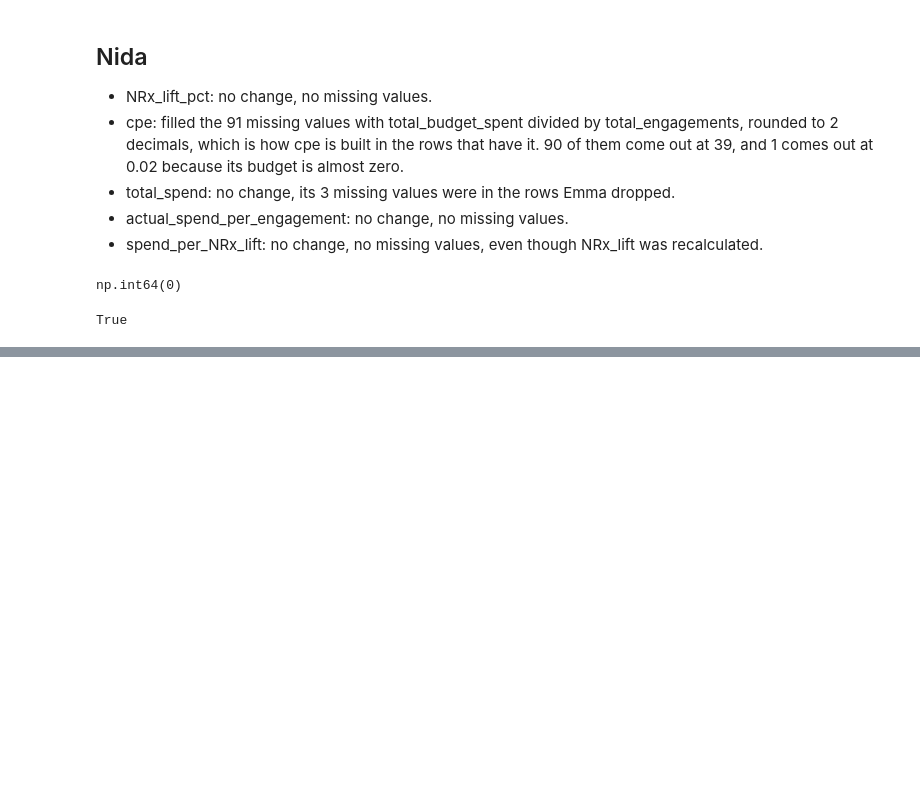
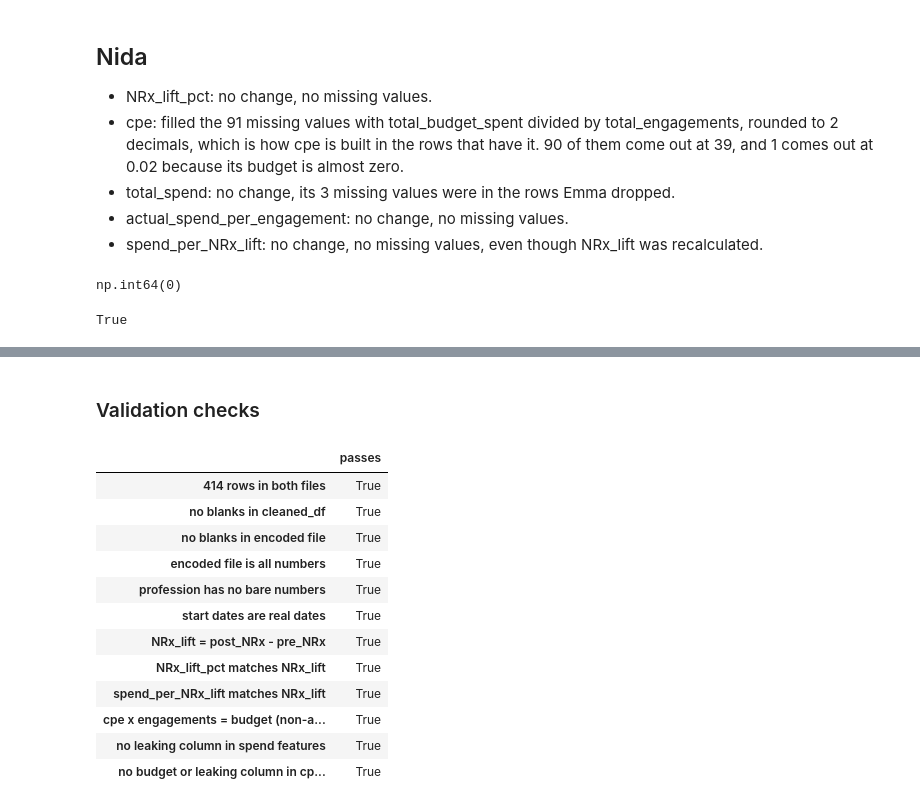
Before and after one commit to Break-Through-Tech/Pharma-1A-predicting-pharma-ad-performance, a Jupyter notebook: notebooks/clean_dataset.ipynb, the cells around one changed output, grey strips where cells are left out. Saved outputs shown, nothing was run; the diff lists cells and outputs as text; code cells hidden in the pictures; blank space fills up the shorter version.

```diff
--- a/notebooks/clean_dataset.ipynb
+++ b/notebooks/clean_dataset.ipynb
@@ -223,0 +321,10 @@ df.shape
+# %%
+src = raw.loc[df.index]
+df["cpe_imputed"] = src["cpe"].isna().astype(int)
+df["spend_near_zero"] = (df["total_spend"] < 1000).astype(int)
+mismatch = (df["cpe"] * df["total_engagements"] - df["total_budget_spent"]).abs() > 1
+df["budget_anomaly"] = ((df["total_budget_spent"] == 0) | mismatch | (df["cpe"] < 1)).astype(int)
+df["targeting_info_missing"] = src[["country", "pillar", "media_type", "profession"]].isna().all(axis=1).astype(int)
+
+flags = ["cpe_imputed", "spend_near_zero", "budget_anomaly", "targeting_info_missing"]
+df[flags].sum().to_frame("rows flagged")
@@ -223,0 +402,35 @@ df.shape
+# %% [markdown]
+### Validation checks
+# %%
+checks = {
+    "414 rows in both files": len(df) == len(enc) == 414,
+    "no blanks in cleaned_df": df.isna().sum().sum() == 0,
+    "no blanks in encoded file": enc.isna().sum().sum() == 0,
+    "encoded file is all numbers": all(pd.api.types.is_numeric_dtype(t) for t in enc.dtypes),
+    "profession has no bare numbers": not df["profession"].astype(str).str.fullmatch(r"\d+").any(),
+    "start dates are real dates": pd.to_datetime(df["campaign_start_date"], errors="coerce").notna().all(),
+    "NRx_lift = post_NRx - pre_NRx": ((df["post_NRx"] - df["pre_NRx"]).round(2) - df["NRx_lift"]).abs().max() < 0.005,
+    "NRx_lift_pct matches NRx_lift": ((df["NRx_lift"] / df["pre_NRx"] * 100) - df["NRx_lift_pct"]).abs().max() <= 0.01,
+    "spend_per_NRx_lift matches NRx_lift": ((df["total_spend"] / df["NRx_lift"]).round(2) - df["spend_per_NRx_lift"]).abs().le(
+        0.001 * df["spend_per_NRx_lift"].abs()).all(),
+    "cpe x engagements = budget (non-anomaly rows)": (
+        (df["cpe"] * df["total_engagements"] - df["total_budget_spent"]).abs()[df["budget_anomaly"] == 0] <= 1).all(),
+    "no leaking column in spend features": not (set(spend_features) & NEVER_FEATURES),
+    "no budget or leaking column in cpe features": not (set(cpe_features) & (NEVER_FEATURES | CPE_EXTRA_EXCLUDE)),
+}
+assert all(checks.values()), "A validation check failed"
+pd.Series(checks, name="passes").to_frame()
+# %% [output]
+|  | passes |
+| 414 rows in both files | True |
+| no blanks in cleaned_df | True |
+| no blanks in encoded file | True |
+| encoded file is all numbers | True |
+| profession has no bare numbers | True |
+| start dates are real dates | True |
+| NRx_lift = post_NRx - pre_NRx | True |
+| NRx_lift_pct matches NRx_lift | True |
+| spend_per_NRx_lift matches NRx_lift | True |
+| cpe x engagements = budget (non-a... | True |
+| no leaking column in spend features | True |
+| no budget or leaking column in cp... | True |
```
Also changed, not shown: parts of 15 cells of this notebook, 3 other files.
